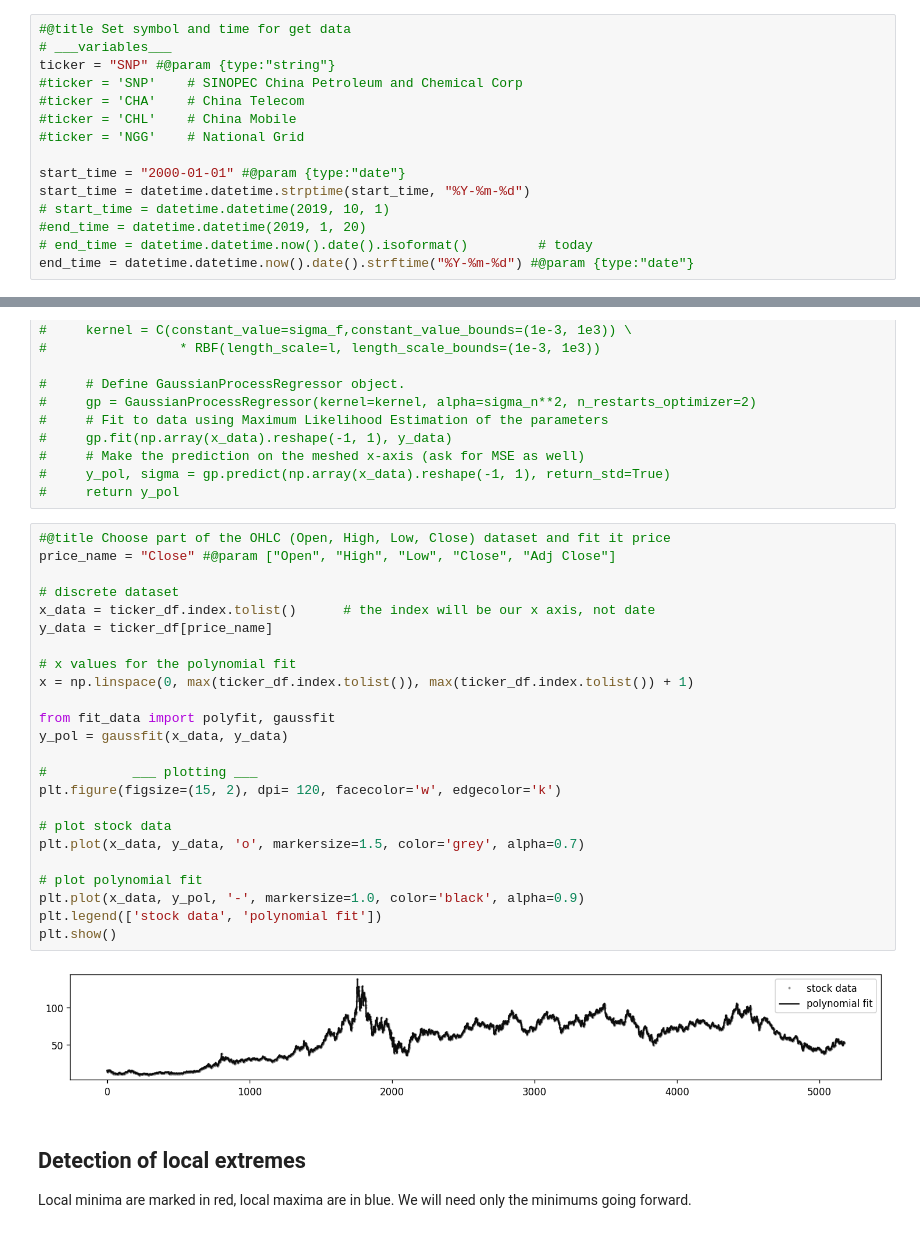
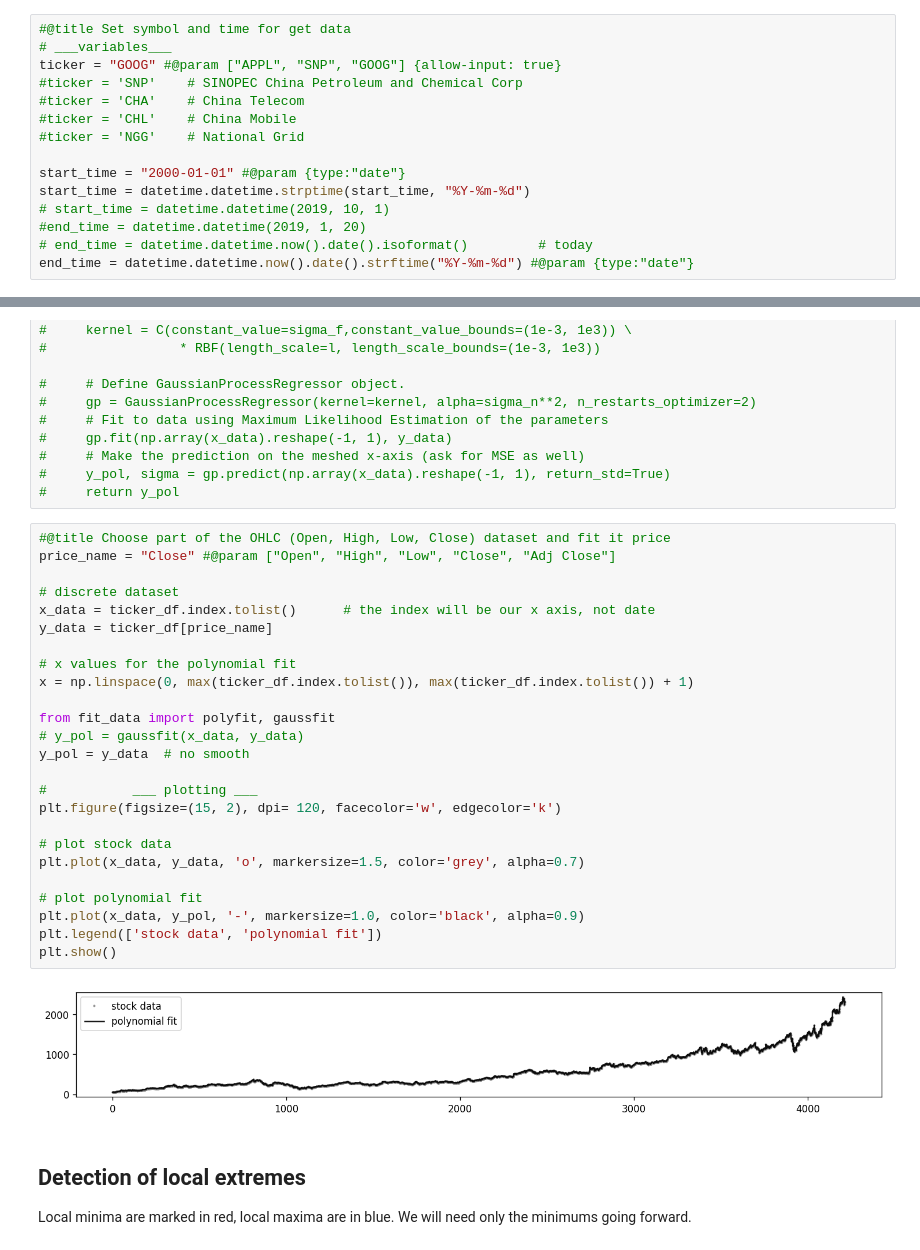
Before and after one commit to romqn1999/Predict-price-after-pattern, a Jupyter notebook: Find_price_pattern_and_predict_on_it.ipynb, the cells around one changed output, grey strips where cells are left out. Drawn from its saved outputs; the diff is of its cells as text.

```diff
--- a/Find_price_pattern_and_predict_on_it.ipynb
+++ b/Find_price_pattern_and_predict_on_it.ipynb
@@ -83,7 +83,7 @@ from sklearn.gaussian_process.kernels import DotProduct, WhiteKernel, RBF, Const
 # %%
 #@title Set symbol and time for get data
 # ___variables___
-ticker = "SNP" #@param {type:"string"}
+ticker = "GOOG" #@param ["APPL", "SNP", "GOOG"] {allow-input: true}
 #ticker = 'SNP'    # SINOPEC China Petroleum and Chemical Corp
 #ticker = 'CHA'    # China Telecom
 #ticker = 'CHL'    # China Mobile
@@ -153,29 +153,30 @@ connected to yahoo
 # %%
 #@title Choose part of the OHLC (Open, High, Low, Close) dataset and fit it price
 price_name = "Close" #@param ["Open", "High", "Low", "Close", "Adj Close"]
 
 # discrete dataset
 x_data = ticker_df.index.tolist()      # the index will be our x axis, not date
 y_data = ticker_df[price_name]
 
 # x values for the polynomial fit
 x = np.linspace(0, max(ticker_df.index.tolist()), max(ticker_df.index.tolist()) + 1)
 
 from fit_data import polyfit, gaussfit
-y_pol = gaussfit(x_data, y_data)
+# y_pol = gaussfit(x_data, y_data)
+y_pol = y_data  # no smooth
 
 #           ___ plotting ___
 plt.figure(figsize=(15, 2), dpi= 120, facecolor='w', edgecolor='k')
 
 # plot stock data
 plt.plot(x_data, y_data, 'o', markersize=1.5, color='grey', alpha=0.7)
 
 # plot polynomial fit
 plt.plot(x_data, y_pol, '-', markersize=1.0, color='black', alpha=0.9)
 plt.legend(['stock data', 'polynomial fit'])
 plt.show()
 # %% [output]
-[figure, old version]
+[figure, new version]
 # %% [markdown]
 ## Detection of local extremes
 Local minima are marked in red, local maxima are in blue. We will need only the minimums going forward.
```
Also changed, not shown: parts of 22 cells of this notebook.
